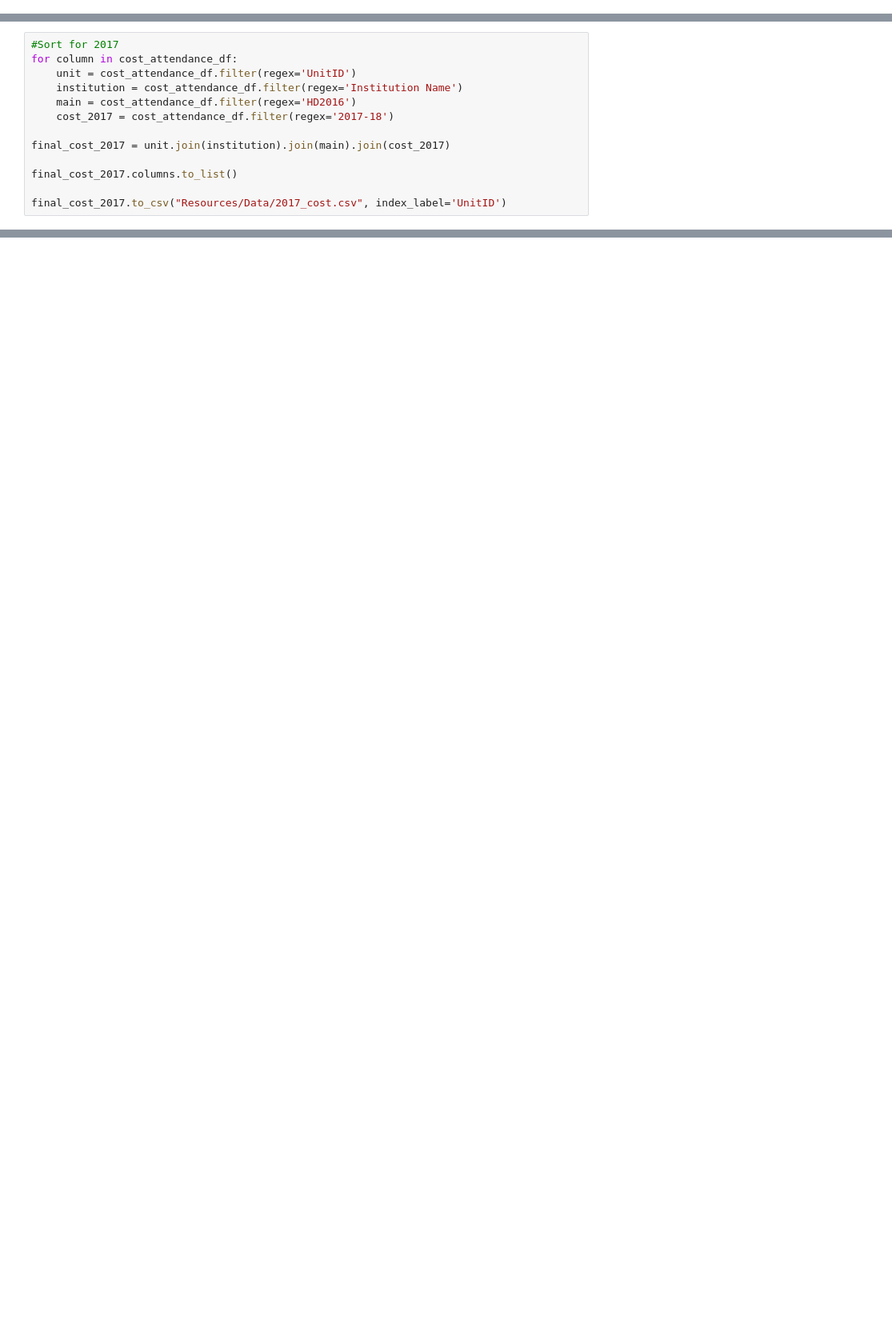
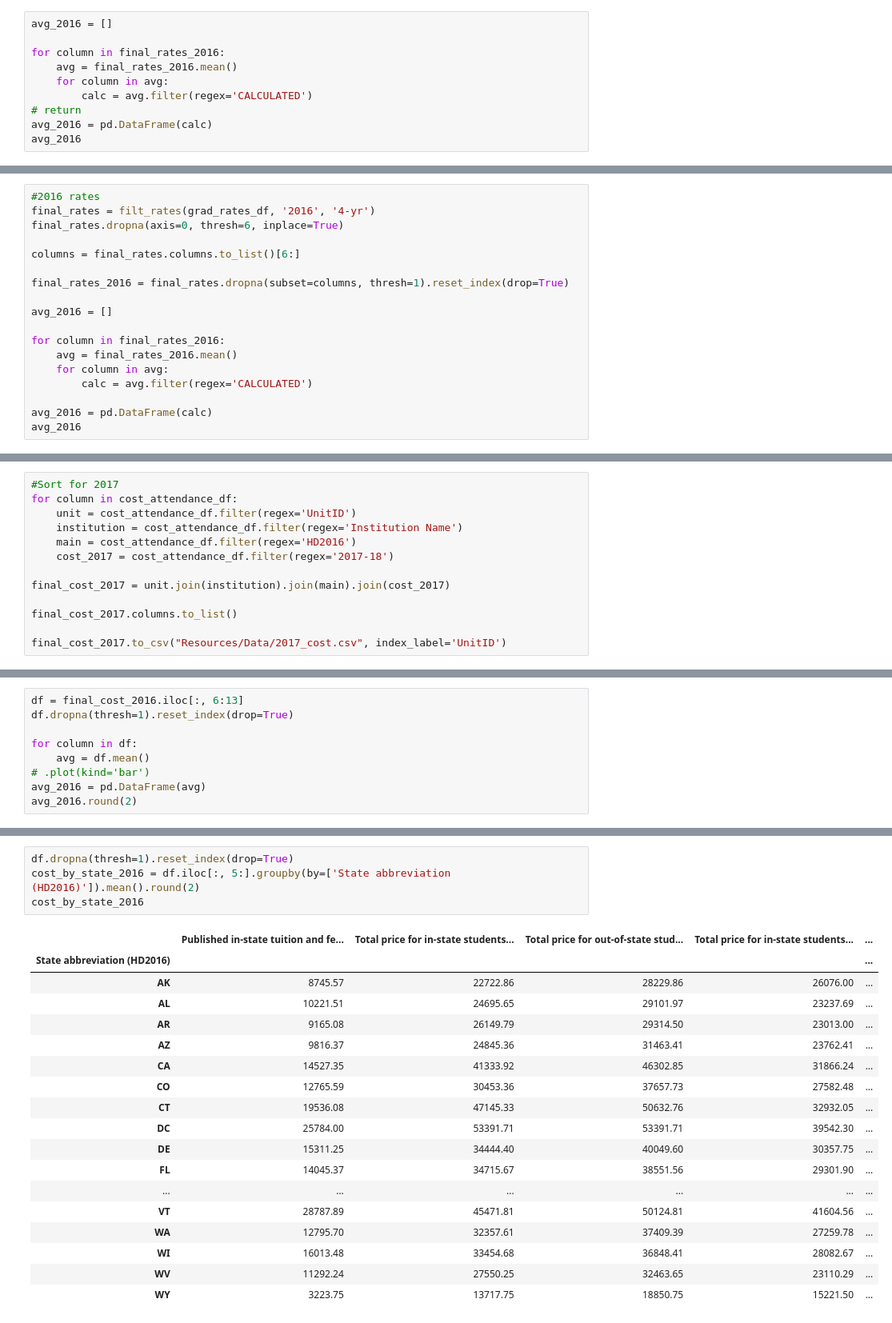
Before and after one commit to mthalken/Tuition_Analysis, a Jupyter notebook: cleaning_csv's.ipynb, the cells around one changed output, grey strips where cells are left out. Shown: that part at 80% size. Cells and saved outputs as stored; diff of their text form; blank space fills up the shorter version.

Commit message:
Coding cost by state and finished avg graduation rate by year,

```diff
--- a/cleaning_csv's.ipynb
+++ b/cleaning_csv's.ipynb
@@ -429,0 +328,10 @@ final_rates_2011.to_csv("Resources/Data/2011_rates.csv", index_label='UnitID')
+# %%
+avg_2016 = []
+
+for column in final_rates_2016:
+    avg = final_rates_2016.mean()
+    for column in avg:
+        calc = avg.filter(regex='CALCULATED')
+# return
+avg_2016 = pd.DataFrame(calc)
+avg_2016
@@ -429,0 +350,18 @@ final_rates_2011.to_csv("Resources/Data/2011_rates.csv", index_label='UnitID')
+# %%
+#2016 rates
+final_rates = filt_rates(grad_rates_df, '2016', '4-yr')
+final_rates.dropna(axis=0, thresh=6, inplace=True)
+
+columns = final_rates.columns.to_list()[6:]
+
+final_rates_2016 = final_rates.dropna(subset=columns, thresh=1).reset_index(drop=True)
+
+avg_2016 = []
+
+for column in final_rates_2016:
+    avg = final_rates_2016.mean()
+    for column in avg:
+        calc = avg.filter(regex='CALCULATED')
+
+avg_2016 = pd.DataFrame(calc)
+avg_2016
@@ -476,0 +493,9 @@ final_cost_2016.to_csv("Resources/Data/2016_cost.csv", index_label='UnitID')
+# %%
+df = final_cost_2016.iloc[:, 6:13]
+df.dropna(thresh=1).reset_index(drop=True)
+
+for column in df:
+    avg = df.mean()
+# .plot(kind='bar')
+avg_2016 = pd.DataFrame(avg)
+avg_2016.round(2)
@@ -477,3 +527,26 @@ final_cost_2016.to_csv("Resources/Data/2016_cost.csv", index_label='UnitID')
+# %%
+df.dropna(thresh=1).reset_index(drop=True)
+cost_by_state_2016 = df.iloc[:, 5:].groupby(by=['State abbreviation (HD2016)']).mean().round(2)
+cost_by_state_2016
+# %% [output]
+|  | Published in-state tuition and fe... | Total price for in-state students... | Total price for out-of-state stud... | Total price for in-state students... | ... |
+| State abbreviation (HD2016) |  |  |  |  | ... |
+| AK | 8745.57 | 22722.86 | 28229.86 | 26076.00 | ... |
+| AL | 10221.51 | 24695.65 | 29101.97 | 23237.69 | ... |
+| AR | 9165.08 | 26149.79 | 29314.50 | 23013.00 | ... |
+| AZ | 9816.37 | 24845.36 | 31463.41 | 23762.41 | ... |
+| CA | 14527.35 | 41333.92 | 46302.85 | 31866.24 | ... |
+| CO | 12765.59 | 30453.36 | 37657.73 | 27582.48 | ... |
+| CT | 19536.08 | 47145.33 | 50632.76 | 32932.05 | ... |
+| DC | 25784.00 | 53391.71 | 53391.71 | 39542.30 | ... |
+| DE | 15311.25 | 34444.40 | 40049.60 | 30357.75 | ... |
+| FL | 14045.37 | 34715.67 | 38551.56 | 29301.90 | ... |
+| ... | ... | ... | ... | ... | ... |
+| VT | 28787.89 | 45471.81 | 50124.81 | 41604.56 | ... |
+| WA | 12795.70 | 32357.61 | 37409.39 | 27259.78 | ... |
+| WI | 16013.48 | 33454.68 | 36848.41 | 28082.67 | ... |
+| WV | 11292.24 | 27550.25 | 32463.65 | 23110.29 | ... |
+| WY | 3223.75 | 13717.75 | 18850.75 | 15221.50 | ... |
 # %%
 #Sort for 2015
 for column in cost_attendance_df:
```
Also changed, not shown: parts of 37 cells of this notebook.
